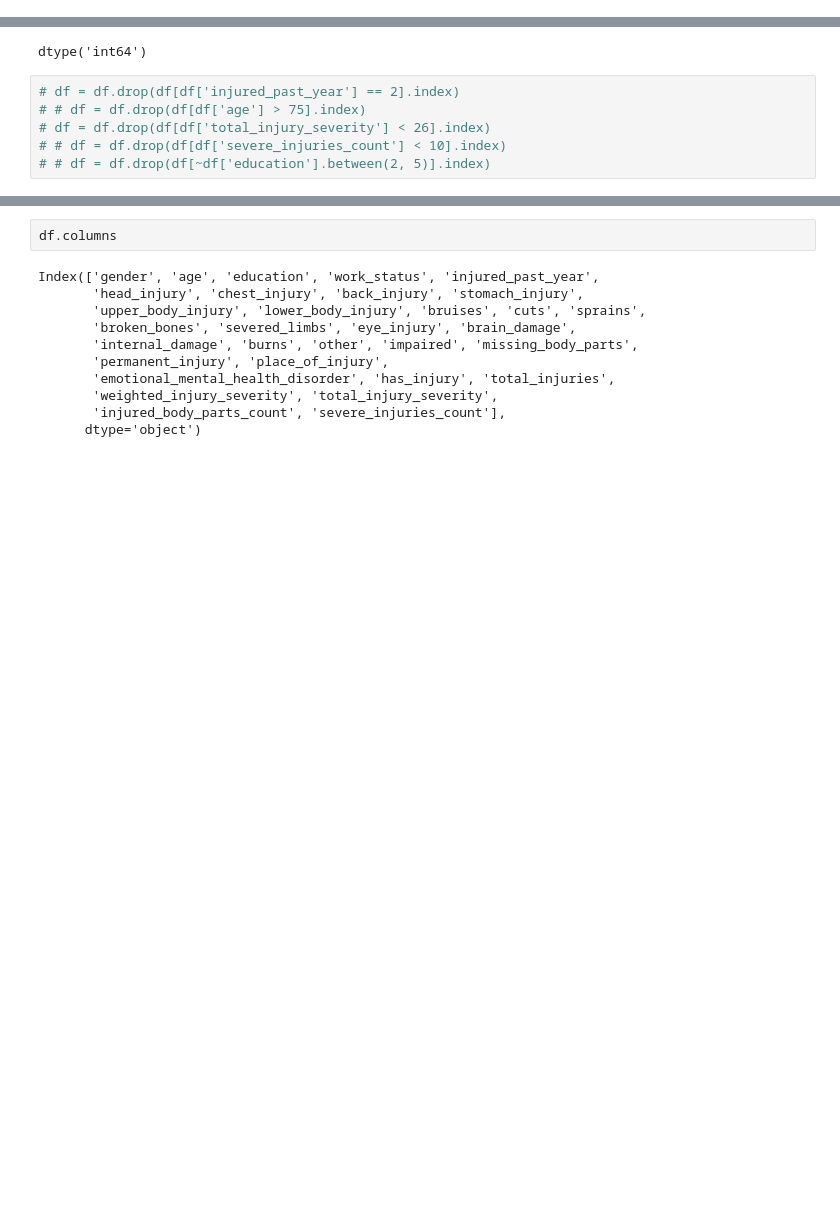
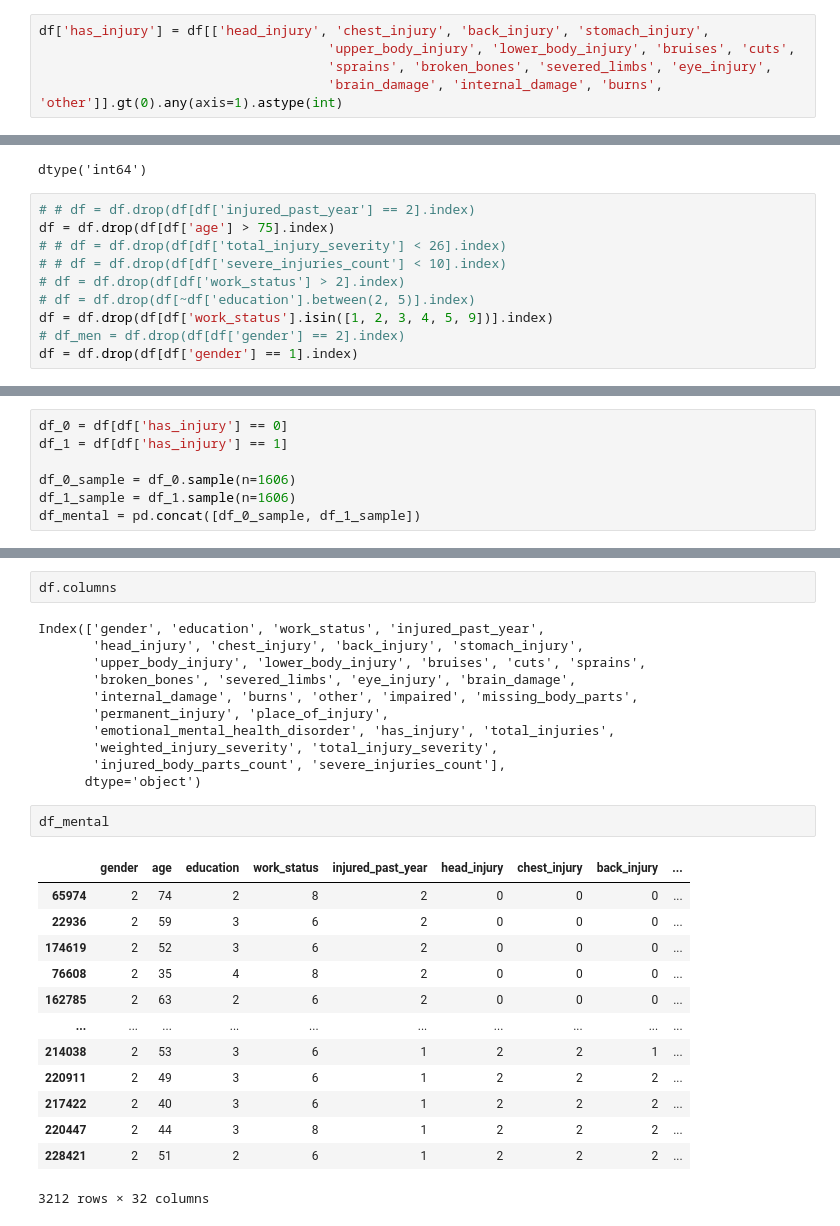
Before and after one commit to PhilipusAdrielTandra/Mental_health_correlation, a Jupyter notebook: DataCleaning.ipynb, the cells around one changed output, grey strips where cells are left out. Saved outputs shown, nothing was run; the diff lists cells and outputs as text; blank space fills up the shorter version.

```diff
--- a/DataCleaning.ipynb
+++ b/DataCleaning.ipynb
@@ -85,6 +89,11 @@ df['injured_body_parts_count'] = df[['head_injury', 'chest_injury', 'back_injury
                                      'upper_body_injury', 'lower_body_injury', 'bruises', 'cuts',
                                      'sprains', 'broken_bones', 'severed_limbs', 'eye_injury',
                                      'brain_damage', 'internal_damage', 'burns', 'other']].gt(0).sum(axis=1)
+# %%
+df['has_injury'] = df[['head_injury', 'chest_injury', 'back_injury', 'stomach_injury',
+                                     'upper_body_injury', 'lower_body_injury', 'bruises', 'cuts',
+                                     'sprains', 'broken_bones', 'severed_limbs', 'eye_injury',
+                                     'brain_damage', 'internal_damage', 'burns', 'other']].gt(0).any(axis=1).astype(int)
 # %%
 df['severe_injuries_count'] = df[['head_injury', 'chest_injury', 'back_injury', 'stomach_injury',
                                   'upper_body_injury', 'lower_body_injury', 'bruises', 'cuts',
@@ -114,8 +123,12 @@ df['injured_past_year'].dtypes
 # %% [output]
 dtype('int64')
 # %%
-# df = df.drop(df[df['injured_past_year'] == 2].index)
-# # df = df.drop(df[df['age'] > 75].index)
-# df = df.drop(df[df['total_injury_severity'] < 26].index)
+# # df = df.drop(df[df['injured_past_year'] == 2].index)
+df = df.drop(df[df['age'] > 75].index)
+# # df = df.drop(df[df['total_injury_severity'] < 26].index)
 # # df = df.drop(df[df['severe_injuries_count'] < 10].index)
-# # df = df.drop(df[~df['education'].between(2, 5)].index)
+# df = df.drop(df[df['work_status'] > 2].index)
+# df = df.drop(df[~df['education'].between(2, 5)].index)
+df = df.drop(df[df['work_status'].isin([1, 2, 3, 4, 5, 9])].index)
+# df_men = df.drop(df[df['gender'] == 2].index)
+df = df.drop(df[df['gender'] == 1].index)
@@ -121,0 +142,7 @@ dtype('int64')
+# %%
+df_0 = df[df['has_injury'] == 0]
+df_1 = df[df['has_injury'] == 1]
+
+df_0_sample = df_0.sample(n=1606)
+df_1_sample = df_1.sample(n=1606)
+df_mental = pd.concat([df_0_sample, df_1_sample])
@@ -146,7 +180,7 @@ Name: emotional_mental_health_disorder, dtype: float64
 # %%
 df.columns
 # %% [output]
-Index(['gender', 'age', 'education', 'work_status', 'injured_past_year',
+Index(['gender', 'education', 'work_status', 'injured_past_year',
        'head_injury', 'chest_injury', 'back_injury', 'stomach_injury',
        'upper_body_injury', 'lower_body_injury', 'bruises', 'cuts', 'sprains',
        'broken_bones', 'severed_limbs', 'eye_injury', 'brain_damage',
@@ -156,4 +190,20 @@ Index(['gender', 'age', 'education', 'work_status', 'injured_past_year',
        'weighted_injury_severity', 'total_injury_severity',
        'injured_body_parts_count', 'severe_injuries_count'],
       dtype='object')
+# %%
+df_mental
+# %% [output]
+|  | gender | age | education | work_status | injured_past_year | head_injury | chest_injury | back_injury | ... |
+| 65974 | 2 | 74 | 2 | 8 | 2 | 0 | 0 | 0 | ... |
+| 22936 | 2 | 59 | 3 | 6 | 2 | 0 | 0 | 0 | ... |
+| 174619 | 2 | 52 | 3 | 6 | 2 | 0 | 0 | 0 | ... |
+| 76608 | 2 | 35 | 4 | 8 | 2 | 0 | 0 | 0 | ... |
+| 162785 | 2 | 63 | 2 | 6 | 2 | 0 | 0 | 0 | ... |
+| ... | ... | ... | ... | ... | ... | ... | ... | ... | ... |
+| 214038 | 2 | 53 | 3 | 6 | 1 | 2 | 2 | 1 | ... |
+| 220911 | 2 | 49 | 3 | 6 | 1 | 2 | 2 | 2 | ... |
+| 217422 | 2 | 40 | 3 | 6 | 1 | 2 | 2 | 2 | ... |
+| 220447 | 2 | 44 | 3 | 8 | 1 | 2 | 2 | 2 | ... |
+| 228421 | 2 | 51 | 2 | 6 | 1 | 2 | 2 | 2 | ... |
+3212 rows × 32 columns
 # %%
```
Also changed, not shown: parts of 5 cells of this notebook, 5 other files.
